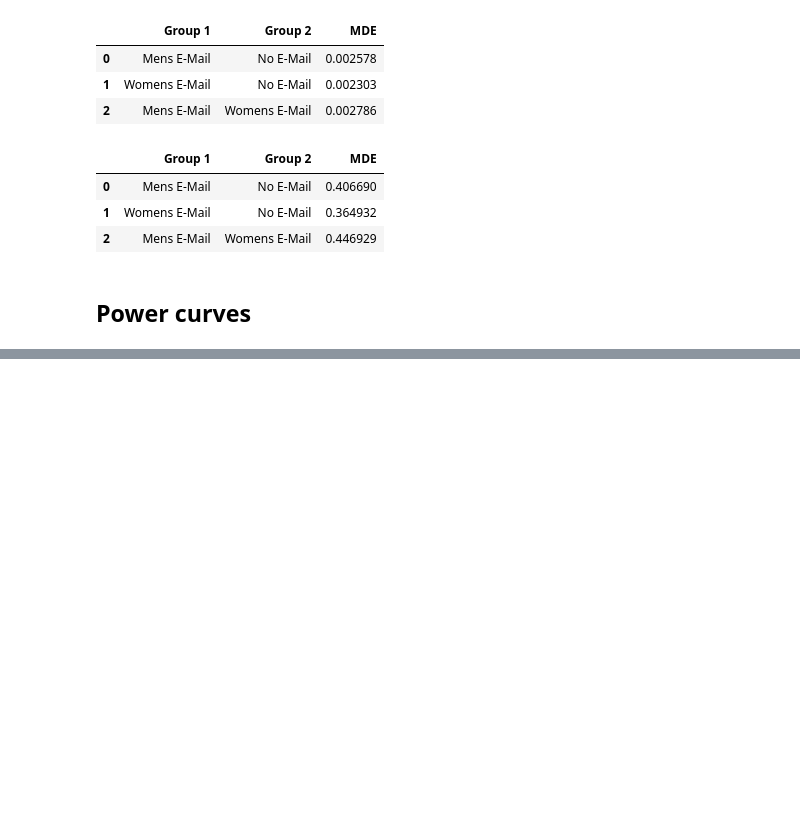
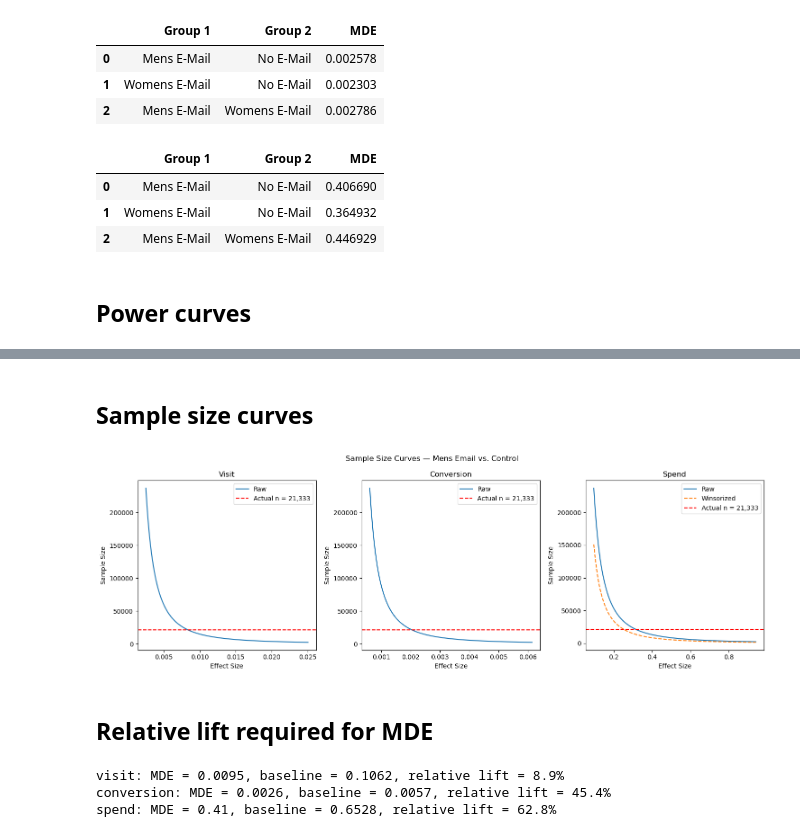
Before and after one commit to dpolioudakis/ab-testing-causal-inference, a Jupyter notebook: notebooks/03_power_analysis.ipynb, the cells around one changed output, grey strips where cells are left out. Saved outputs shown, nothing was run; the diff lists cells and outputs as text; code cells hidden in the pictures; blank space fills up the shorter version.

```diff
--- a/notebooks/03_power_analysis.ipynb
+++ b/notebooks/03_power_analysis.ipynb
@@ -201,0 +241,48 @@ plt.show()
+# %% [markdown]
+## Sample size curves
+# %%
+# Plot
+# 4. Plot sample size curves: required sample size as a function of MDE
+
+fig, axes = plt.subplots(1, 3, figsize=(15, 5))
+
+for ax, (metric, var_control) in zip(axes, [("Visit", var_data_visit2), ("Conversion", var_data_conversion2), ("Spend", var_data_spend2)]):
+
+    z_alpha = 1.96
+    z_beta = 0.84
+
+    mde_actual = (z_alpha + z_beta) * np.sqrt((2 * var_control) / 21333)
+    mdes = np.linspace(mde_actual * 0.3, mde_actual * 3, 200)
+    ns = [(2 * var_control * (z_alpha + z_beta)**2) / mde**2 for mde in mdes]
+
+    ax.plot(mdes, ns, label="Raw")
+    if metric == "Spend":
+        ns_w = [((z_alpha + z_beta)**2 * (2 * var_data_spend2_w)) / mde**2 for mde in mdes]
+        ax.plot(mdes, ns_w, linestyle="--", label="Winsorized")
+    n_actual = 21333  # actual n per arm
+    ax.axhline(n_actual, color="red", linestyle="--", label=f"Actual n = {n_actual:,}")
+    ax.set_title(metric)
+    ax.set_xlabel("Effect Size")
+    ax.set_ylabel("Sample Size")
+    ax.legend()
+
+plt.suptitle("Sample Size Curves — Mens Email vs. Control")
+plt.tight_layout()
+plt.show()
+# %% [output]
+[figure, added]
+# %% [markdown]
+## Relative lift required for MDE
+# %%
+control = hillstrom_df[hillstrom_df["segment"] == "No E-Mail"]
+baselines = control[["visit", "conversion", "spend"]].mean()
+
+mdes = {"visit": 0.0095, "conversion": 0.0026, "spend": 0.41}
+
+for metric, mde in mdes.items():
+    relative_lift = mde / baselines[metric]
+    print(f"{metric}: MDE = {mde}, baseline = {baselines[metric]:.4f}, relative lift = {relative_lift:.1%}")
+# %% [output]
+visit: MDE = 0.0095, baseline = 0.1062, relative lift = 8.9%
+conversion: MDE = 0.0026, baseline = 0.0057, relative lift = 45.4%
+spend: MDE = 0.41, baseline = 0.6528, relative lift = 62.8%
```
Also changed, not shown: parts of 2 cells of this notebook.
